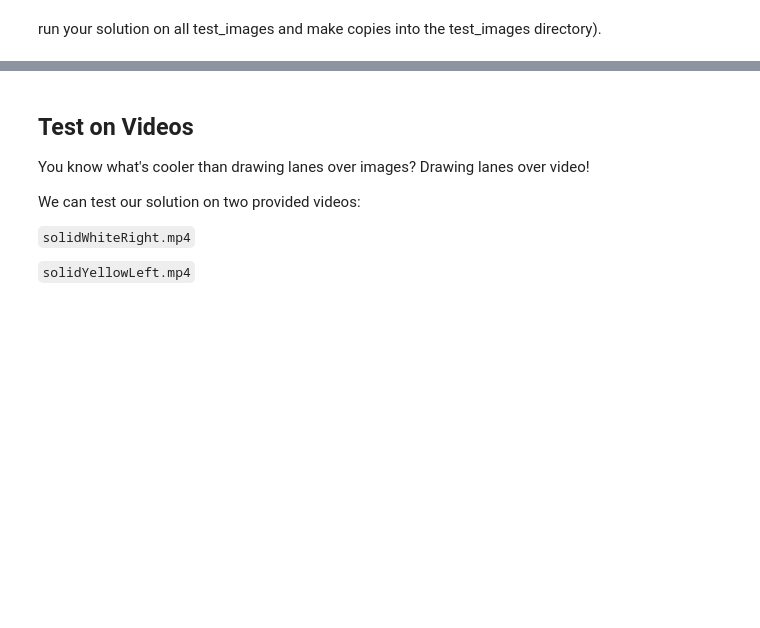
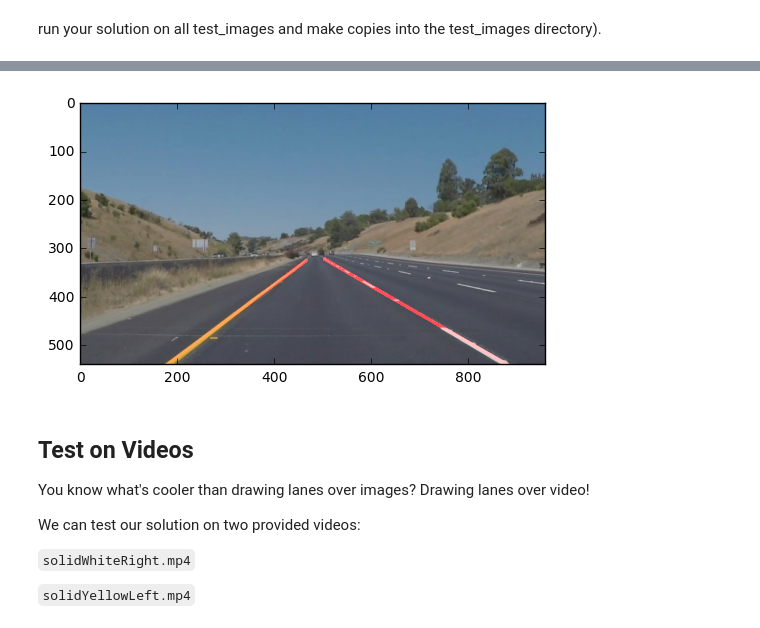
Before and after one commit to manasdk/CarND-LaneLines-P1, a Jupyter notebook: P1.ipynb, the cells around one changed output, grey strips where cells are left out. Drawn from its saved outputs; the diff is of its cells as text; code cells hidden in the pictures; blank space fills up the shorter version.

```diff
--- a/P1.ipynb
+++ b/P1.ipynb
@@ -351,3 +212,42 @@ process_all_images()
+# %%
+# TODO: Build your pipeline that will draw lane lines on the test_images
+# then save them to the test_images directory.
+
+def process_image(image):
+    initial_img = np.copy(image)
+    grayscale_img = grayscale(image)
+
+    gaussian_blur_img = gaussian_blur(grayscale_img, 3)
+
+    canny_img = canny(gaussian_blur_img, 50, 150)
+
+    imshape = image.shape
+    vertices = np.array([[(150,imshape[0]),(420, 328), (510, 322), (imshape[1]-50,imshape[0])]], dtype=np.int32)
+
+    masked_img = region_of_interest(canny_img, vertices)
+    plt.imshow(masked_img, cmap='Greys_r')
+
+    rho = 2             # distance resolution in pixels of the Hough grid
+    theta = np.pi/180   # angular resolution in radians of the Hough grid
+    threshold = 50       # minimum number of votes (intersections in Hough grid cell)
+    min_line_length = 100 # minimum number of pixels making up a line
+    max_line_gap = 100    # maximum gap in pixels between connectable line segments
+    hough_img = hough_lines(masked_img, rho, theta, threshold, min_line_length, max_line_gap)
+
+    # return a weighted_img
+    return weighted_img(hough_img, initial_img)
+
+def process_all_images():
+    images = os.listdir('test_images/')
+    for image_name in images:
+        img = mpimg.imread('test_images/' + image_name)
+        detected_lines_img = process_image(img)
+        mpimg.imsave('test_images/processed_' + image_name, detected_lines_img)
+    plt.imshow(detected_lines_img)
+
+process_all_images()
+# %% [output]
+[figure, added]
 # %% [markdown]
 ## Test on Videos
 
```
Also changed, not shown: parts of 5 cells of this notebook, 32 other files.
